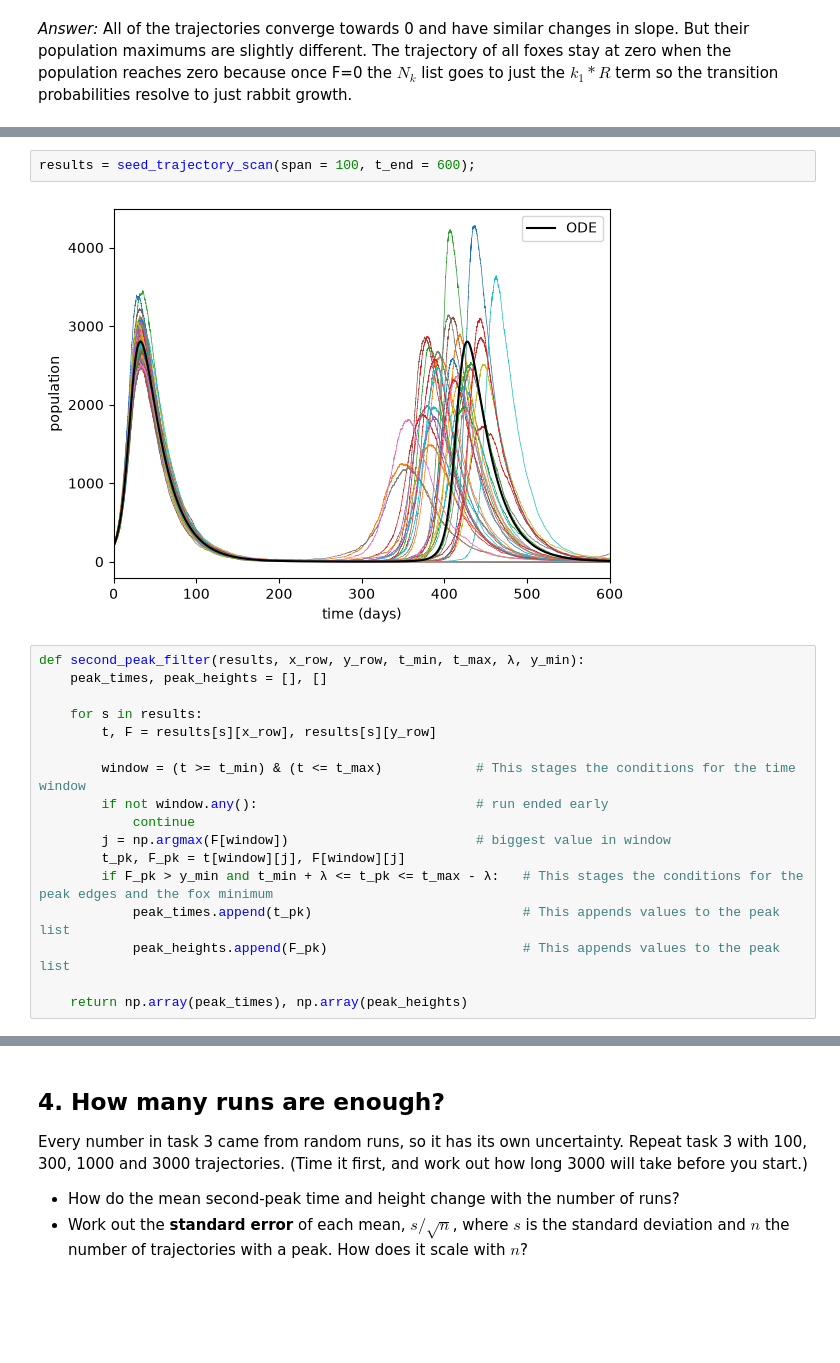
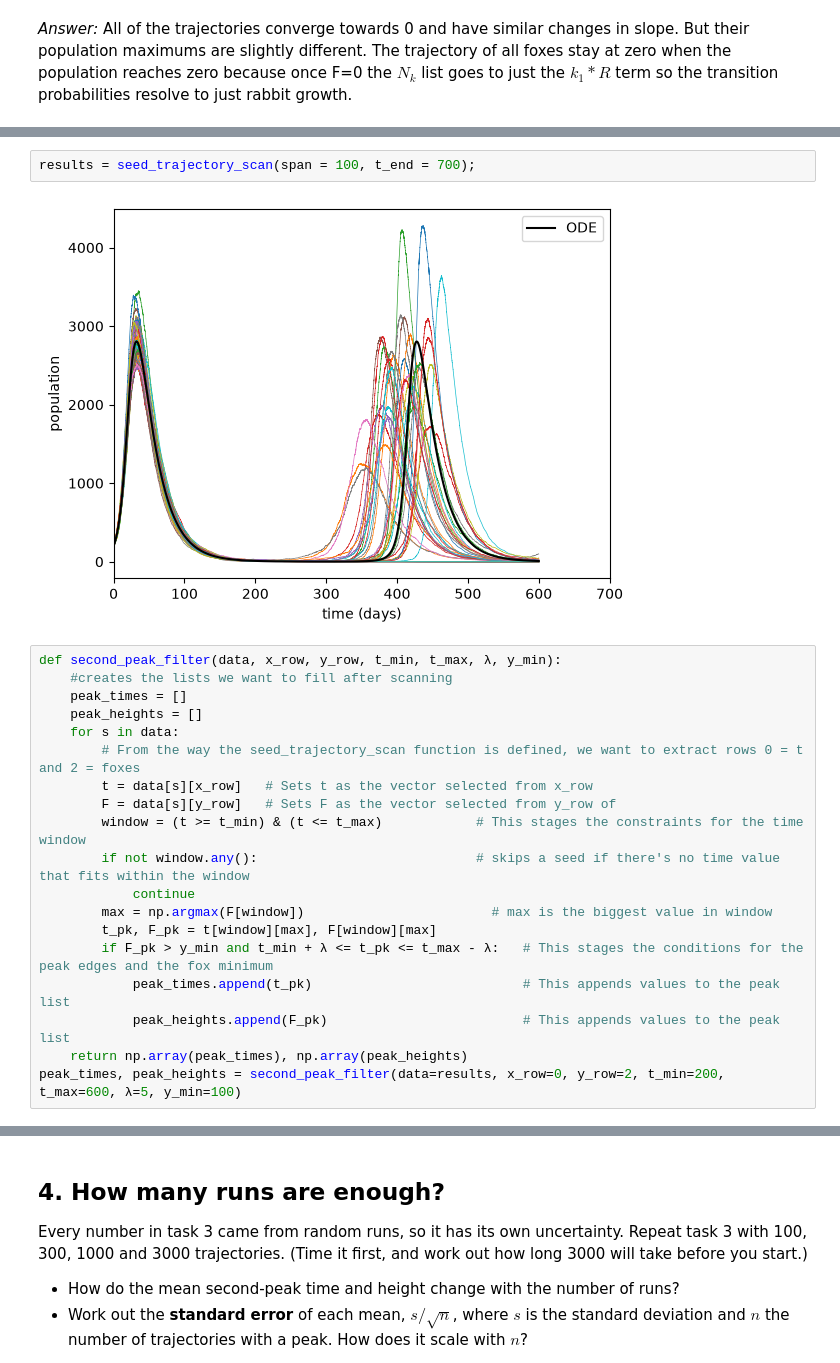
Before and after one commit to mitchellmlibby/kinetic-monte-carlo, a Jupyter notebook: rabbits-and-foxes-kmc.ipynb, the cells around one changed output, grey strips where cells are left out. Saved outputs shown, nothing was run; the diff lists cells and outputs as text; blank space fills up the shorter version.

```diff
--- a/rabbits-and-foxes-kmc.ipynb
+++ b/rabbits-and-foxes-kmc.ipynb
@@ -310,22 +331,24 @@ call "the second peak", if you can.
 # %%
-results = seed_trajectory_scan(span = 100, t_end = 600);
+results = seed_trajectory_scan(span = 100, t_end = 700);
 # %% [output]
-[figure, old version]
+[figure, new version]
 # %%
-def second_peak_filter(results, x_row, y_row, t_min, t_max, λ, y_min):
-    peak_times, peak_heights = [], []
-
-    for s in results:
-        t, F = results[s][x_row], results[s][y_row]
-
-        window = (t >= t_min) & (t <= t_max)            # This stages the conditions for the time window
-        if not window.any():                            # run ended early
+def second_peak_filter(data, x_row, y_row, t_min, t_max, λ, y_min):
+    #creates the lists we want to fill after scanning
+    peak_times = []
+    peak_heights = []
+    for s in data:
+        # From the way the seed_trajectory_scan function is defined, we want to extract rows 0 = t and 2 = foxes
+        t = data[s][x_row]   # Sets t as the vector selected from x_row
+        F = data[s][y_row]   # Sets F as the vector selected from y_row of
+        window = (t >= t_min) & (t <= t_max)            # This stages the constraints for the time window
+        if not window.any():                            # skips a seed if there's no time value that fits within the window
             continue
-        j = np.argmax(F[window])                        # biggest value in window
-        t_pk, F_pk = t[window][j], F[window][j]
+        max = np.argmax(F[window])                        # max is the biggest value in window
+        t_pk, F_pk = t[window][max], F[window][max]
         if F_pk > y_min and t_min + λ <= t_pk <= t_max - λ:   # This stages the conditions for the peak edges and the fox minimum
             peak_times.append(t_pk)                           # This appends values to the peak list
             peak_heights.append(F_pk)                         # This appends values to the peak list
-
     return np.array(peak_times), np.array(peak_heights)
+peak_times, peak_heights = second_peak_filter(data=results, x_row=0, y_row=2, t_min=200, t_max=600, λ=5, y_min=100)
 # %%
```
Also changed, not shown: parts of 12 cells of this notebook.
